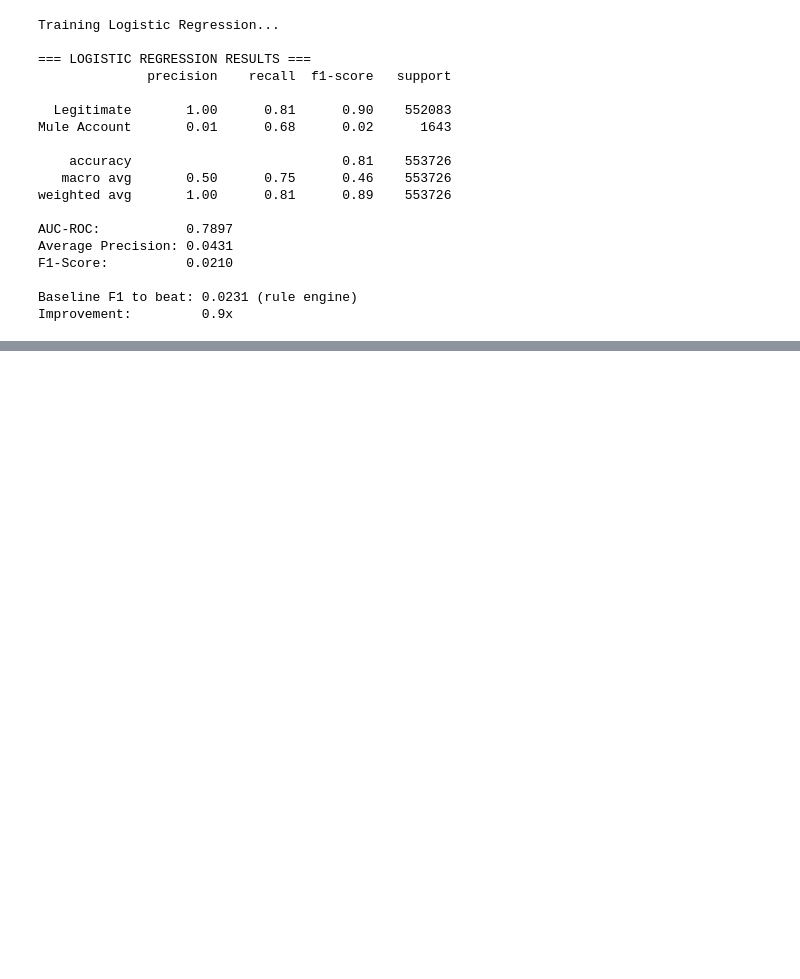
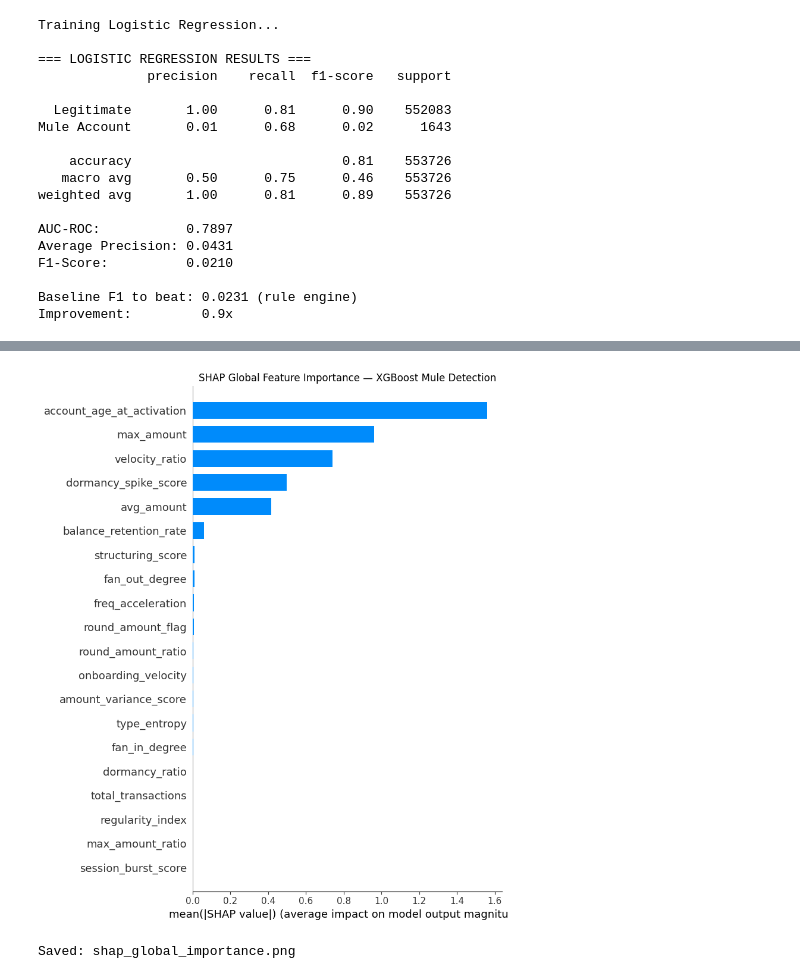
Before and after one commit to anishbanerjee05/mule-account-detection, a Jupyter notebook: 03_ML_classification.ipynb, the cells around one changed output, grey strips where cells are left out. Drawn from its saved outputs; the diff is of its cells as text; code cells hidden in the pictures; blank space fills up the shorter version.

```diff
--- a/03_ML_classification.ipynb
+++ b/03_ML_classification.ipynb
@@ -246,0 +771,30 @@ Improvement:         0.9x
+# %%
+print("Computing SHAP values...")
+print("This will take 3-5 minutes...")
+
+# Use a sample for SHAP — full test set is too large
+sample_size = 5000
+np.random.seed(42)
+sample_idx = np.random.choice(len(X_test), size=sample_size, replace=False)
+X_shap = X_test[sample_idx]
+y_shap = y_test[sample_idx]
+
+# SHAP TreeExplainer — optimised for XGBoost
+explainer = shap.TreeExplainer(xgb_final)
+shap_values = explainer.shap_values(X_shap)
+
+print("SHAP values computed successfully")
+print(f"Shape of SHAP values: {shap_values.shape}")
+
+# Global feature importance via SHAP
+shap_importance = pd.DataFrame({
+    'feature': feature_cols,
+    'mean_abs_shap': np.abs(shap_values).mean(axis=0)
+}).sort_values('mean_abs_shap', ascending=False)
+
+print("\n=== SHAP GLOBAL FEATURE IMPORTANCE ===")
+print(f"{'Feature':<30} {'Mean |SHAP|':>12}")
+print("-" * 45)
+for _, row in shap_importance.iterrows():
+    bar = "█" * int(row['mean_abs_shap'] * 500)
+    print(f"{row['feature']:<30} {row['mean_abs_shap']:>12.6f}  {bar}")
@@ -246,0 +819,17 @@ Improvement:         0.9x
+# %%
+# SHAP Summary Plot — global feature importance
+plt.figure(figsize=(12, 8))
+shap.summary_plot(
+    shap_values, X_shap,
+    feature_names=feature_cols,
+    plot_type="bar",
+    show=False
+)
+plt.title("SHAP Global Feature Importance — XGBoost Mule Detection")
+plt.tight_layout()
+plt.savefig('shap_global_importance.png', dpi=150, bbox_inches='tight')
+plt.show()
+print("Saved: shap_global_importance.png")
+# %% [output]
+[figure, added]
+Saved: shap_global_importance.png
```
Also changed, not shown: parts of 20 cells of this notebook, 2 other files.
